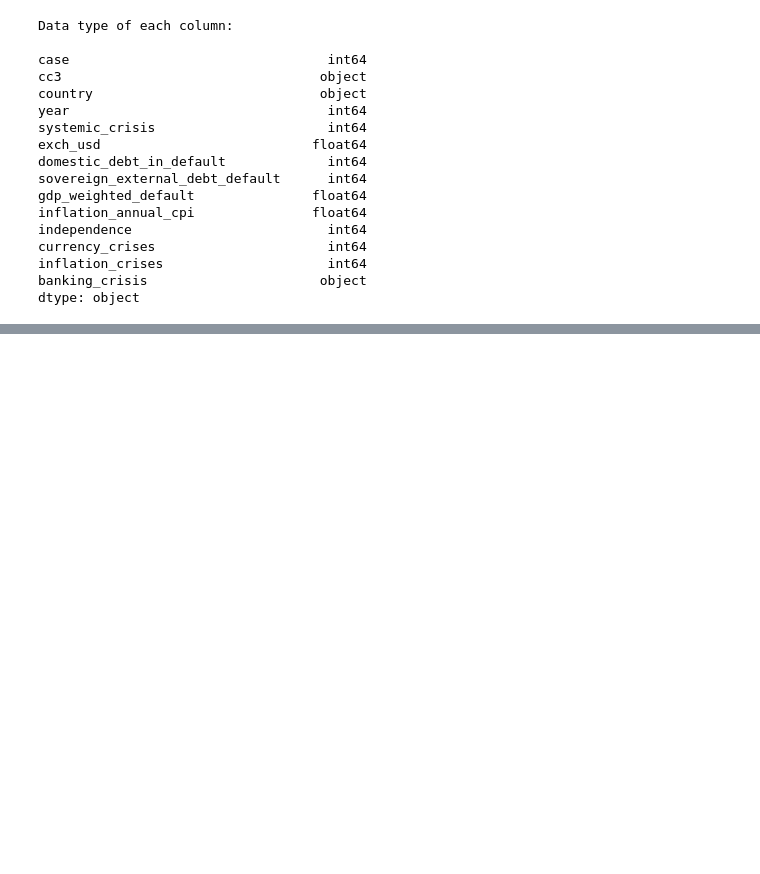
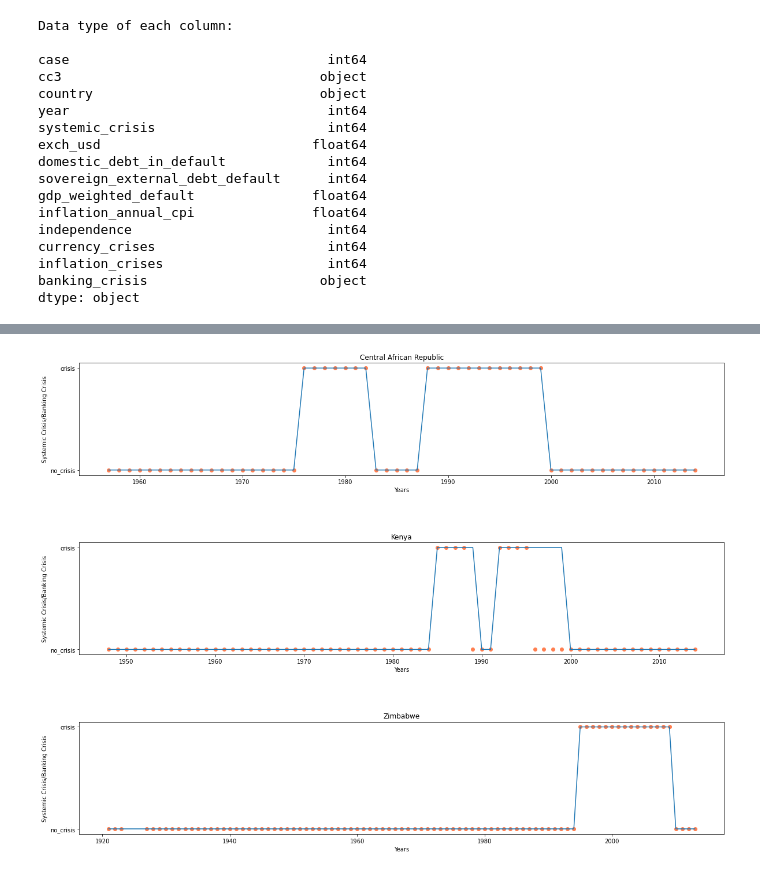
Before and after one commit to Ahyoh1/SGA08_DATASCI, a Jupyter notebook: Week 3 Challenge.ipynb, the cells around one changed output, grey strips where cells are left out. Saved outputs shown, nothing was run; the diff lists cells and outputs as text; code cells hidden in the pictures; blank space fills up the shorter version.

```diff
--- a/Week 3 Challenge.ipynb
+++ b/Week 3 Challenge.ipynb
@@ -73,0 +104,18 @@ cleaned_african_crises=cleaned_african_crises.dropna()
+# %%
+systemic = african_crises[['year','country', 'systemic_crisis', 'banking_crisis']]
+systemic = systemic[(systemic['country'] == 'Central African Republic') | (systemic['country']=='Kenya') | (systemic['country']=='Zimbabwe') ]
+plt.figure(figsize=(20,15))
+count = 1
+
+for country in systemic.country.unique():
+    plt.subplot(len(systemic.country.unique()),1,count)
+    subset = systemic[(systemic['country'] == country)]
+    sns.lineplot(subset['year'],subset['systemic_crisis'],ci=None)
+    plt.scatter(subset['year'],subset["banking_crisis"], color='coral', label='Banking Crisis')
+    plt.subplots_adjust(hspace=0.6)
+    plt.xlabel('Years')
+    plt.ylabel('Systemic Crisis/Banking Crisis')
+    plt.title(country)
+    count+=1
+# %% [output]
+[figure, added]
```
Also changed, not shown: parts of 21 cells of this notebook.
